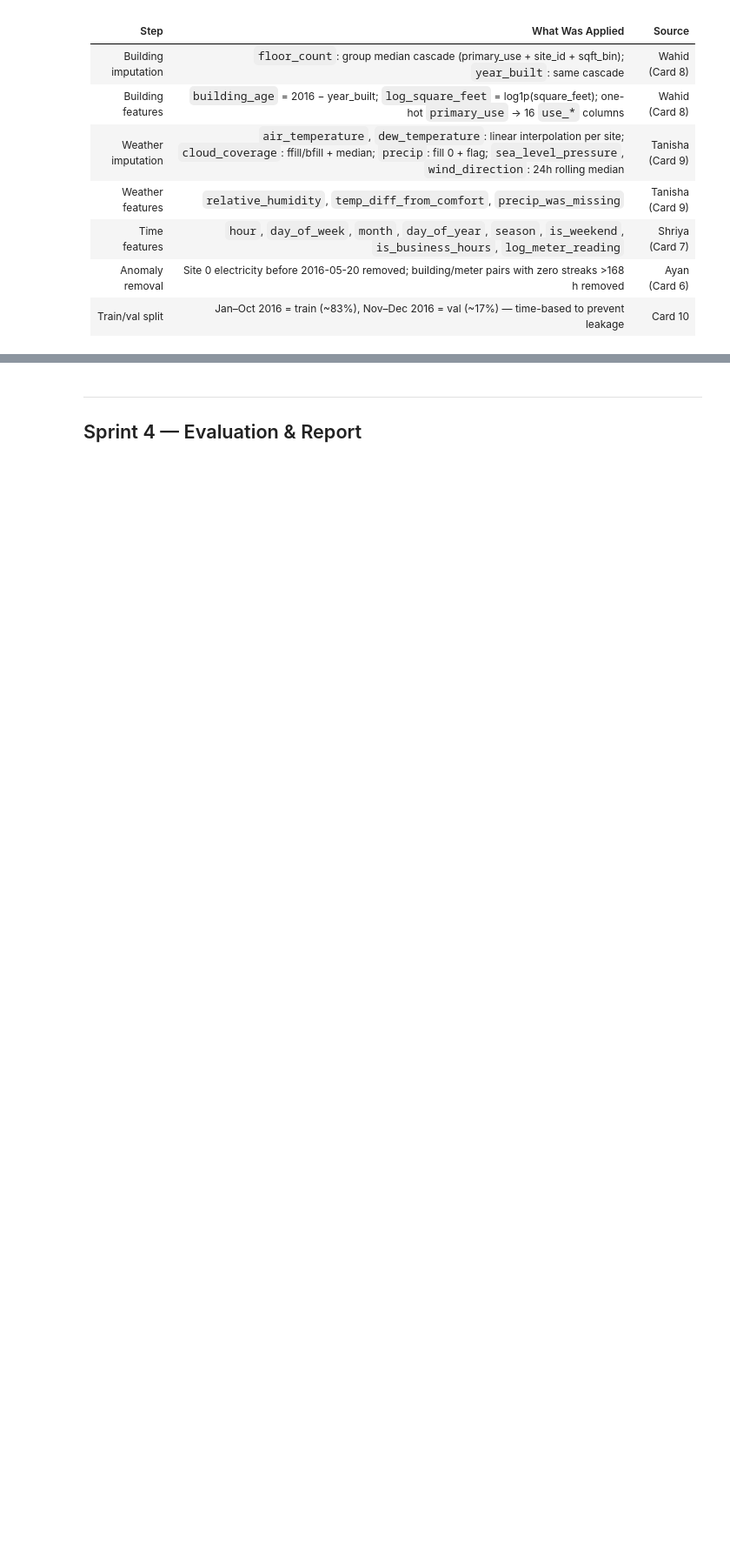
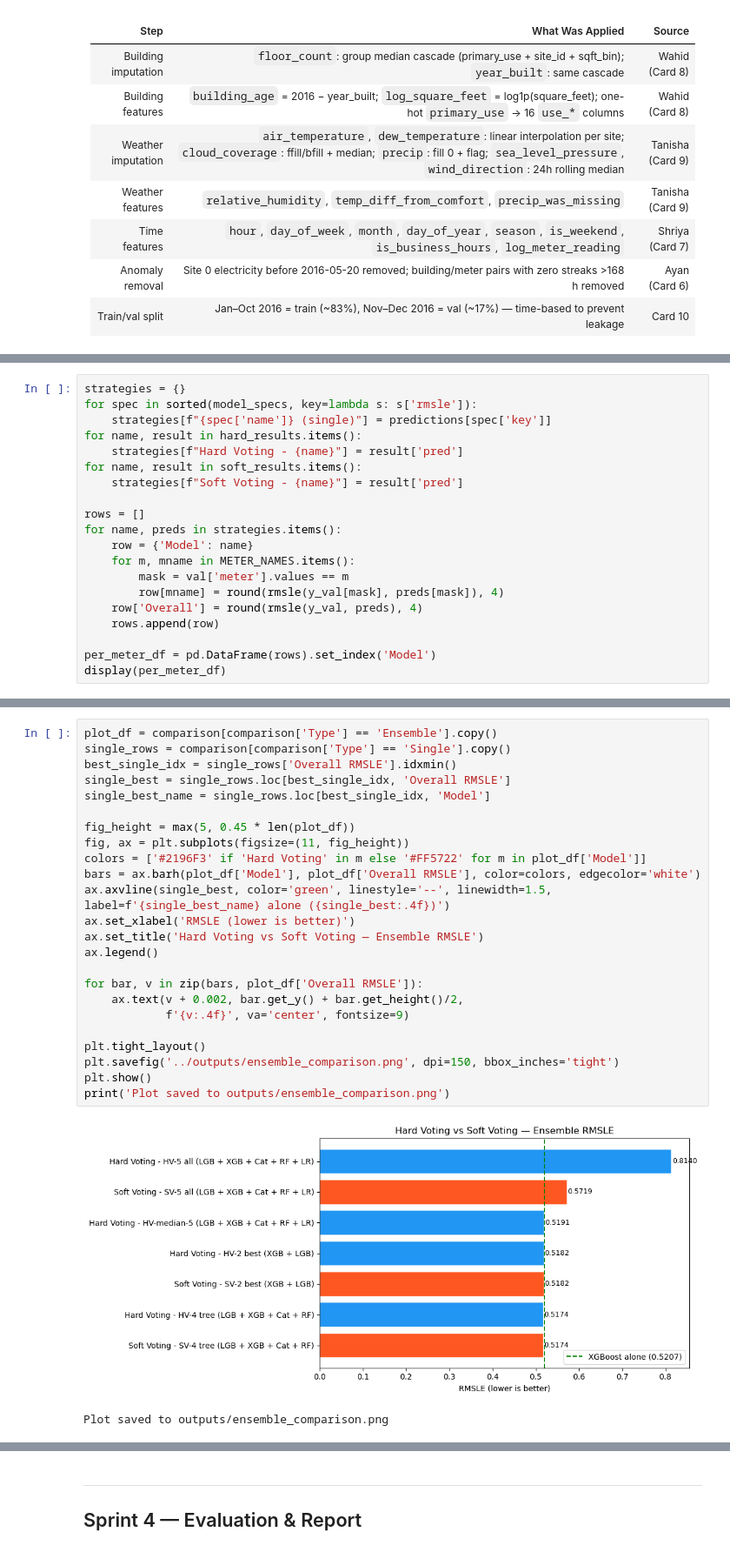
Before and after one commit to ZahraSabouri/CMT307_GreatEnergyPredictor, a Jupyter notebook: notebooks/Zahra_Data_Merging.ipynb, the cells around one changed output, grey strips where cells are left out. Shown at 87% size. Drawn from its saved outputs; the diff is of its cells as text; blank space fills up the shorter version.

Commit message:
sprint 3: add five-model ensemble comparison

```diff
--- a/notebooks/Zahra_Data_Merging.ipynb
+++ b/notebooks/Zahra_Data_Merging.ipynb
@@ -409,0 +744,20 @@ Saved to ../data_processed/
+# %%
+strategies = {}
+for spec in sorted(model_specs, key=lambda s: s['rmsle']):
+    strategies[f"{spec['name']} (single)"] = predictions[spec['key']]
+for name, result in hard_results.items():
+    strategies[f"Hard Voting - {name}"] = result['pred']
+for name, result in soft_results.items():
+    strategies[f"Soft Voting - {name}"] = result['pred']
+
+rows = []
+for name, preds in strategies.items():
+    row = {'Model': name}
+    for m, mname in METER_NAMES.items():
+        mask = val['meter'].values == m
+        row[mname] = round(rmsle(y_val[mask], preds[mask]), 4)
+    row['Overall'] = round(rmsle(y_val, preds), 4)
+    rows.append(row)
+
+per_meter_df = pd.DataFrame(rows).set_index('Model')
+display(per_meter_df)
@@ -409,0 +825,27 @@ Saved to ../data_processed/
+# %%
+plot_df = comparison[comparison['Type'] == 'Ensemble'].copy()
+single_rows = comparison[comparison['Type'] == 'Single'].copy()
+best_single_idx = single_rows['Overall RMSLE'].idxmin()
+single_best = single_rows.loc[best_single_idx, 'Overall RMSLE']
+single_best_name = single_rows.loc[best_single_idx, 'Model']
+
+fig_height = max(5, 0.45 * len(plot_df))
+fig, ax = plt.subplots(figsize=(11, fig_height))
+colors = ['#2196F3' if 'Hard Voting' in m else '#FF5722' for m in plot_df['Model']]
+bars = ax.barh(plot_df['Model'], plot_df['Overall RMSLE'], color=colors, edgecolor='white')
+ax.axvline(single_best, color='green', linestyle='--', linewidth=1.5, label=f'{single_best_name} alone ({single_best:.4f})')
+ax.set_xlabel('RMSLE (lower is better)')
+ax.set_title('Hard Voting vs Soft Voting — Ensemble RMSLE')
+ax.legend()
+
+for bar, v in zip(bars, plot_df['Overall RMSLE']):
+    ax.text(v + 0.002, bar.get_y() + bar.get_height()/2,
+            f'{v:.4f}', va='center', fontsize=9)
+
+plt.tight_layout()
+plt.savefig('../outputs/ensemble_comparison.png', dpi=150, bbox_inches='tight')
+plt.show()
+print('Plot saved to outputs/ensemble_comparison.png')
+# %% [output]
+[figure, added]
+Plot saved to outputs/ensemble_comparison.png
```
Also changed, not shown: parts of 25 cells of this notebook, 1 other file.
